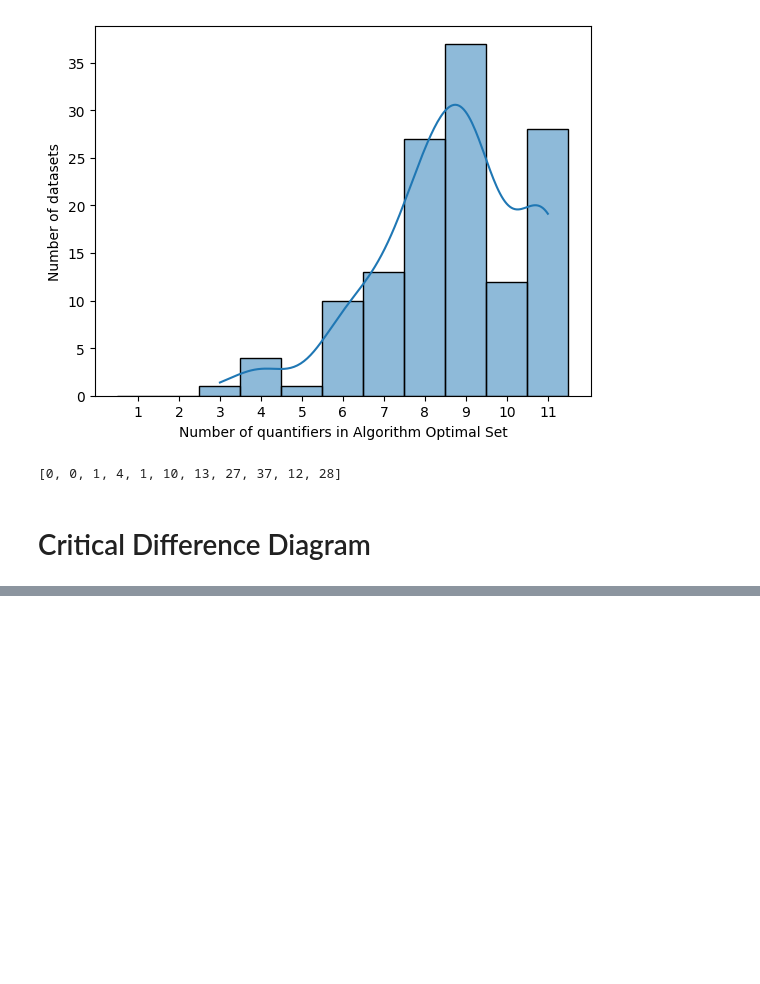
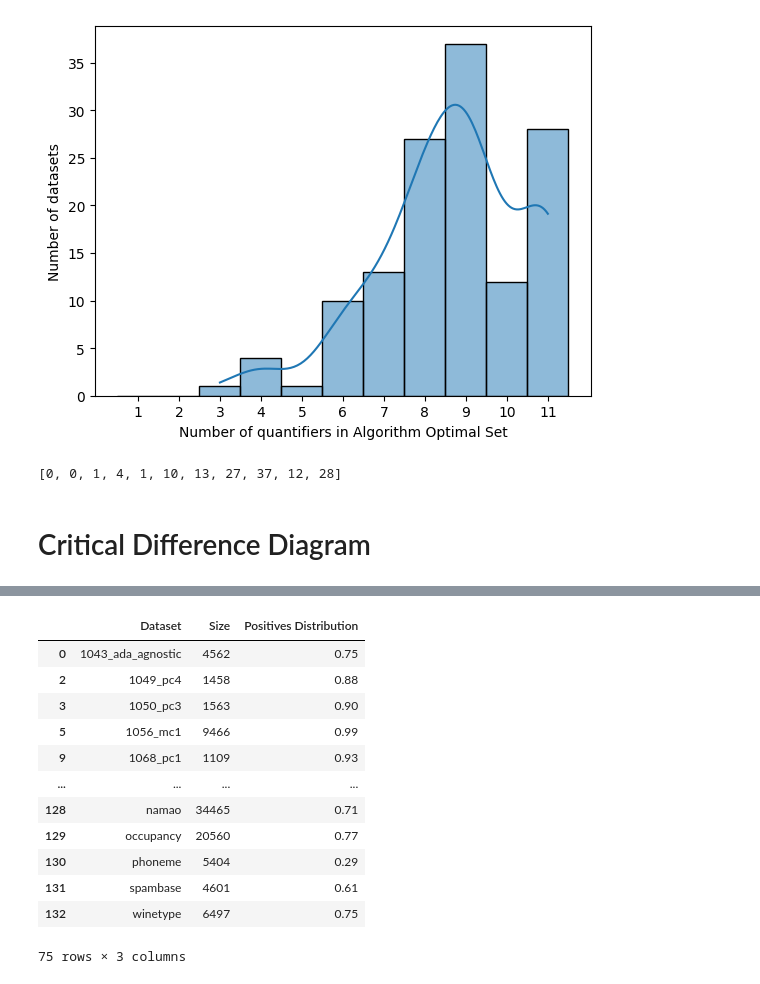
Before and after one commit to Bachega/lequa2024_workshop, a Jupyter notebook: plots.ipynb, the cells around one changed output, grey strips where cells are left out. Cells and saved outputs as stored; diff of their text form; code cells hidden in the pictures; blank space fills up the shorter version.

```diff
--- a/plots.ipynb
+++ b/plots.ipynb
@@ -225,0 +225,38 @@ plt.show()
+# %%
+import os
+import pandas as pd
+import numpy as np
+
+datasets_path = "./datasets/"
+files = os.listdir(datasets_path)
+
+description_table = pd.DataFrame(columns=['Dataset', 'Size', 'Positives Distribution'])
+
+for dataset in files:
+    df = pd.read_csv(datasets_path + dataset)
+
+    name = dataset.split('.csv')[0]
+    size = len(df)
+    p_proportion = np.sum(df['class'].to_numpy()) / len(df)
+
+    description_table.loc[len(description_table)] = [name, size, round(p_proportion, 2)]
+
+
+
+description_table.to_csv('./plot_data/dataset_description_table.csv', index=False)
+# %%
+description_table.query('Size >= 1000')
+# %% [output]
+|  | Dataset | Size | Positives Distribution |
+| 0 | 1043_ada_agnostic | 4562 | 0.75 |
+| 2 | 1049_pc4 | 1458 | 0.88 |
+| 3 | 1050_pc3 | 1563 | 0.90 |
+| 5 | 1056_mc1 | 9466 | 0.99 |
+| 9 | 1068_pc1 | 1109 | 0.93 |
+| ... | ... | ... | ... |
+| 128 | namao | 34465 | 0.71 |
+| 129 | occupancy | 20560 | 0.77 |
+| 130 | phoneme | 5404 | 0.29 |
+| 131 | spambase | 4601 | 0.61 |
+| 132 | winetype | 6497 | 0.75 |
+75 rows × 3 columns
```
Also changed, not shown: parts of 7 cells of this notebook, 16 other files.
